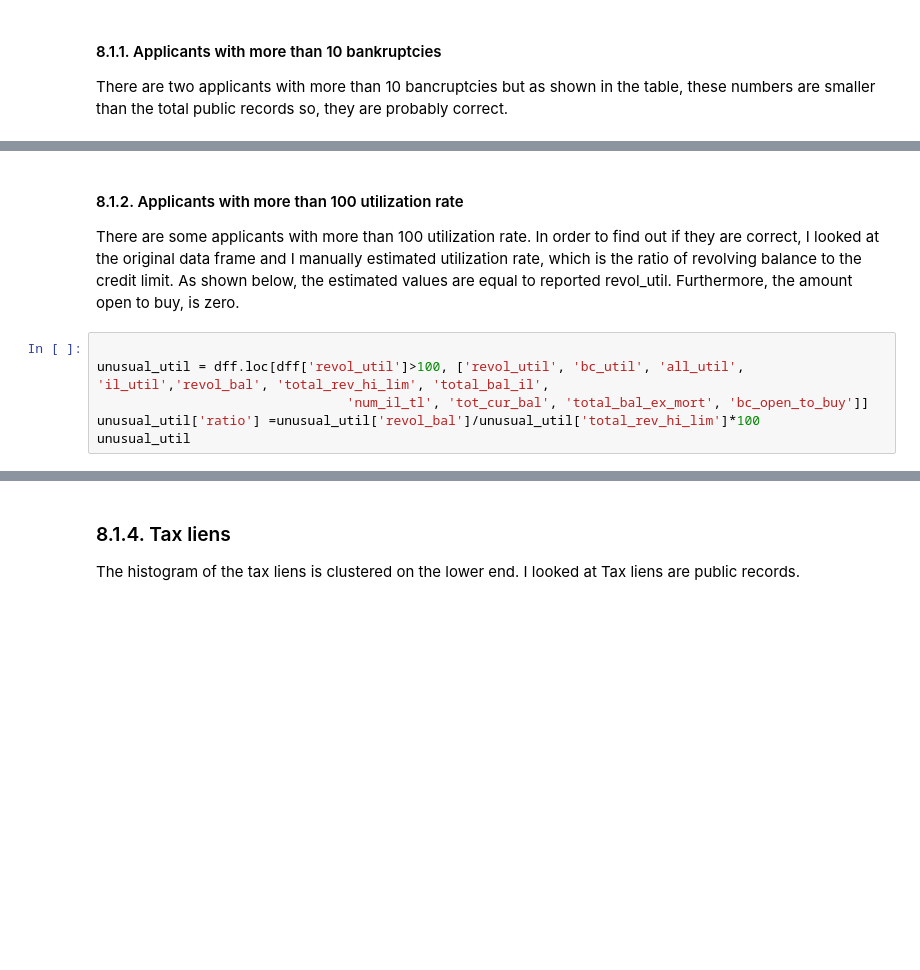
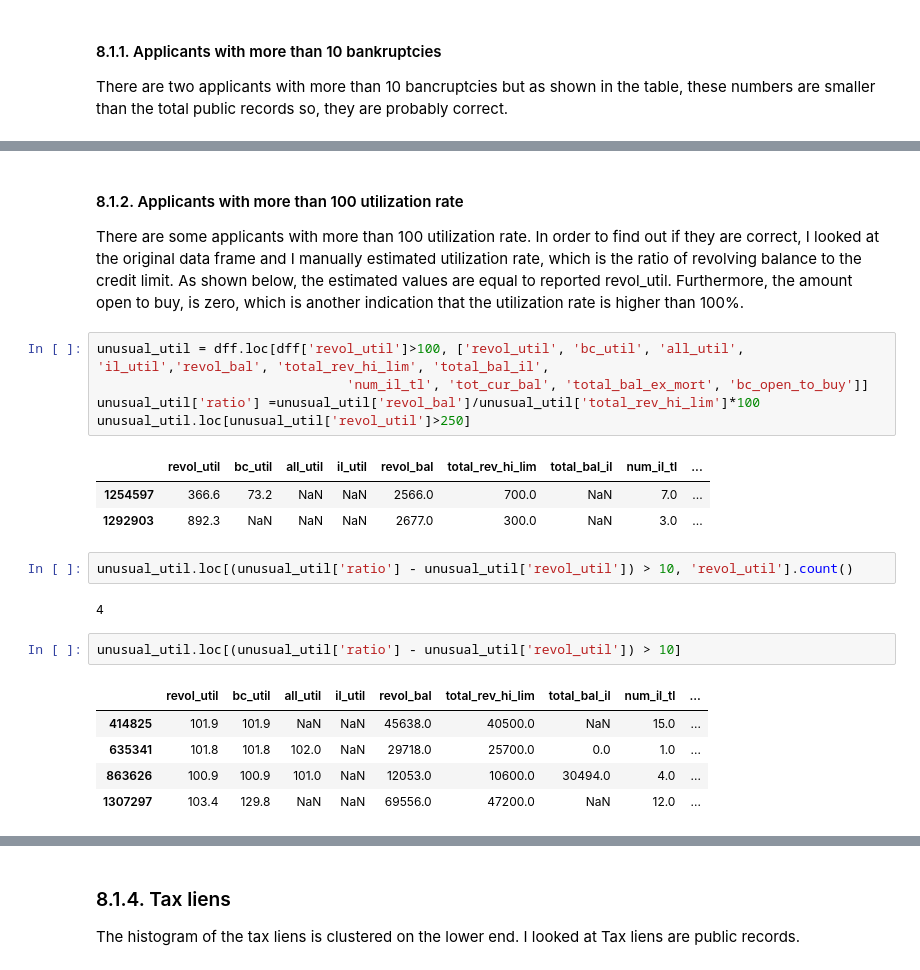
Before and after one commit to somayehY/SomayeYoussefi, a Jupyter notebook: LendingClub/LendingClub_DataWrangling.ipynb, the cells around one changed output, grey strips where cells are left out. Drawn from its saved outputs; the diff is of its cells as text; blank space fills up the shorter version.

```diff
--- a/LendingClub/LendingClub_DataWrangling.ipynb
+++ b/LendingClub/LendingClub_DataWrangling.ipynb
@@ -351,11 +369,26 @@ dff.loc[dff['pub_rec_bankruptcies'] > 10, ['pub_rec_bankruptcies','pub_rec']]
 # %% [markdown]
 #### 8.1.2. Applicants with more than 100 utilization rate <a class="anchor" id="Util"></a>
-There are some applicants with more than 100 utilization rate. In order to find out if they are correct, I looked at the original data frame and I manually estimated utilization rate, which is the ratio of revolving balance to the credit limit. As shown below, the estimated values are equal to reported revol_util. Furthermore, the amount open to buy, is zero.
+There are some applicants with more than 100 utilization rate. In order to find out if they are correct, I looked at the original data frame and I manually estimated utilization rate, which is the ratio of revolving balance to the credit limit. As shown below, the estimated values are equal to reported revol_util. Furthermore, the amount open to buy, is zero, which is another indication that the utilization rate is higher than 100%.
 # %%
-
 unusual_util = dff.loc[dff['revol_util']>100, ['revol_util', 'bc_util', 'all_util', 'il_util','revol_bal', 'total_rev_hi_lim', 'total_bal_il',
                                 'num_il_tl', 'tot_cur_bal', 'total_bal_ex_mort', 'bc_open_to_buy']]
 unusual_util['ratio'] =unusual_util['revol_bal']/unusual_util['total_rev_hi_lim']*100
-unusual_util
+unusual_util.loc[unusual_util['revol_util']>250]
+# %% [output]
+|  | revol_util | bc_util | all_util | il_util | revol_bal | total_rev_hi_lim | total_bal_il | num_il_tl | ... |
+| 1254597 | 366.6 | 73.2 | NaN | NaN | 2566.0 | 700.0 | NaN | 7.0 | ... |
+| 1292903 | 892.3 | NaN | NaN | NaN | 2677.0 | 300.0 | NaN | 3.0 | ... |
+# %%
+unusual_util.loc[(unusual_util['ratio'] - unusual_util['revol_util']) > 10, 'revol_util'].count()
+# %% [output]
+4
+# %%
+unusual_util.loc[(unusual_util['ratio'] - unusual_util['revol_util']) > 10]
+# %% [output]
+|  | revol_util | bc_util | all_util | il_util | revol_bal | total_rev_hi_lim | total_bal_il | num_il_tl | ... |
+| 414825 | 101.9 | 101.9 | NaN | NaN | 45638.0 | 40500.0 | NaN | 15.0 | ... |
+| 635341 | 101.8 | 101.8 | 102.0 | NaN | 29718.0 | 25700.0 | 0.0 | 1.0 | ... |
+| 863626 | 100.9 | 100.9 | 101.0 | NaN | 12053.0 | 10600.0 | 30494.0 | 4.0 | ... |
+| 1307297 | 103.4 | 129.8 | NaN | NaN | 69556.0 | 47200.0 | NaN | 12.0 | ... |
 # %% [markdown]
 #### 8.1.3. Unusual number of collections in the last 12 months <a class='anchor' id='collection'></a>
```
Also changed, not shown: parts of 41 cells of this notebook.
